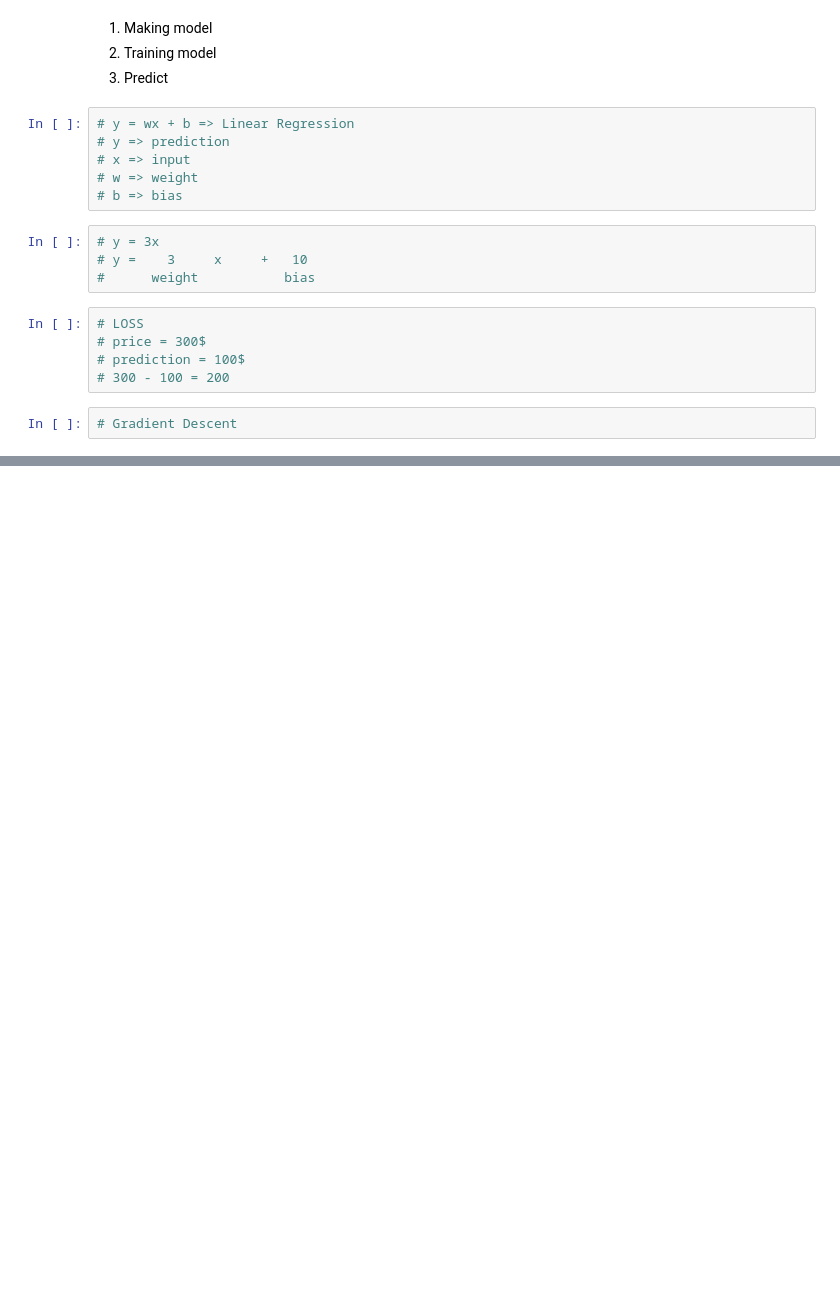
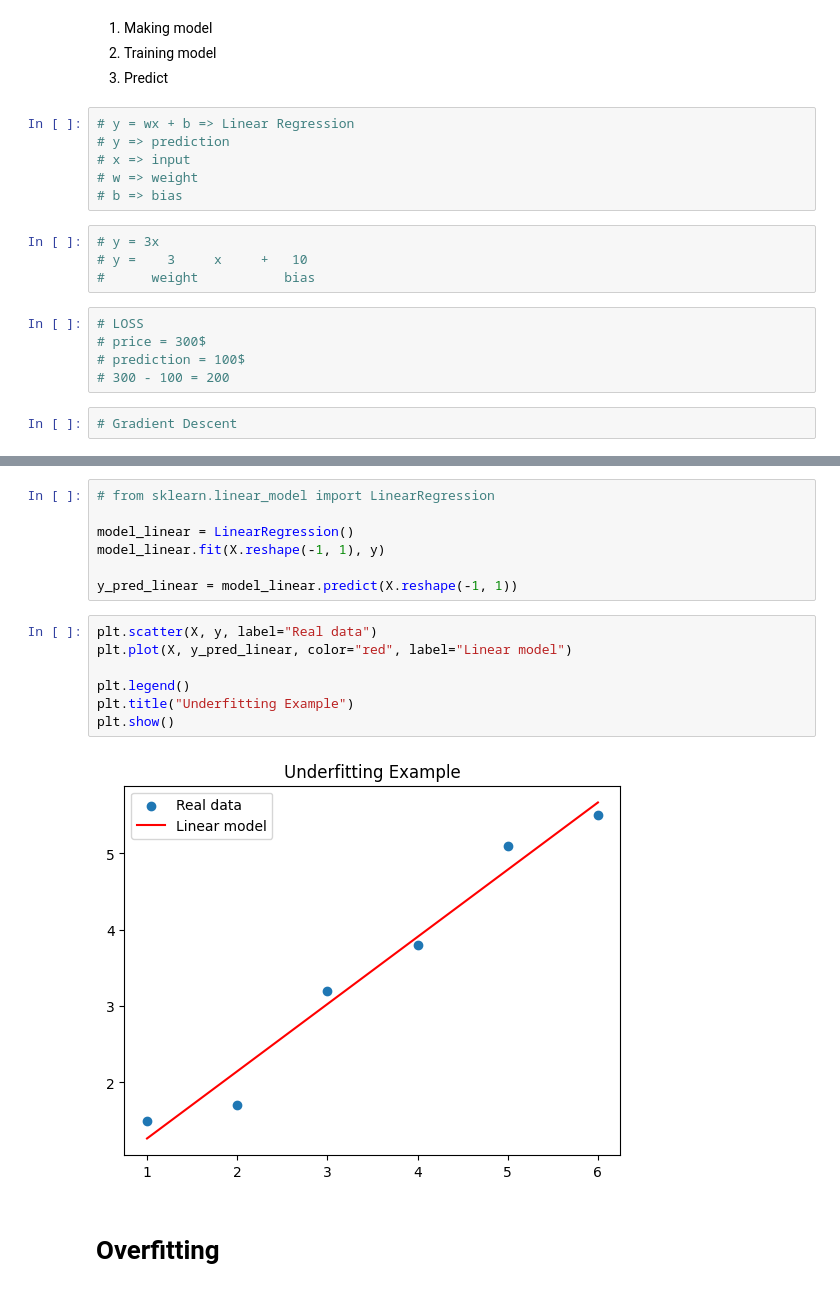
Before and after one commit to ismoil27/machine_learning, a Jupyter notebook: machine_learning.ipynb, the cells around one changed output, grey strips where cells are left out. Saved outputs shown, nothing was run; the diff lists cells and outputs as text; blank space fills up the shorter version.

```diff
--- a/machine_learning.ipynb
+++ b/machine_learning.ipynb
@@ -76,0 +96,18 @@ Predicted price: 330.60344827586204
+# %%
+# from sklearn.linear_model import LinearRegression
+
+model_linear = LinearRegression()
+model_linear.fit(X.reshape(-1, 1), y)
+
+y_pred_linear = model_linear.predict(X.reshape(-1, 1))
+# %%
+plt.scatter(X, y, label="Real data")
+plt.plot(X, y_pred_linear, color="red", label="Linear model")
+
+plt.legend()
+plt.title("Underfitting Example")
+plt.show()
+# %% [output]
+[figure, added]
+# %% [markdown]
+# Overfitting
```
Also changed, not shown: parts of 9 cells of this notebook.
